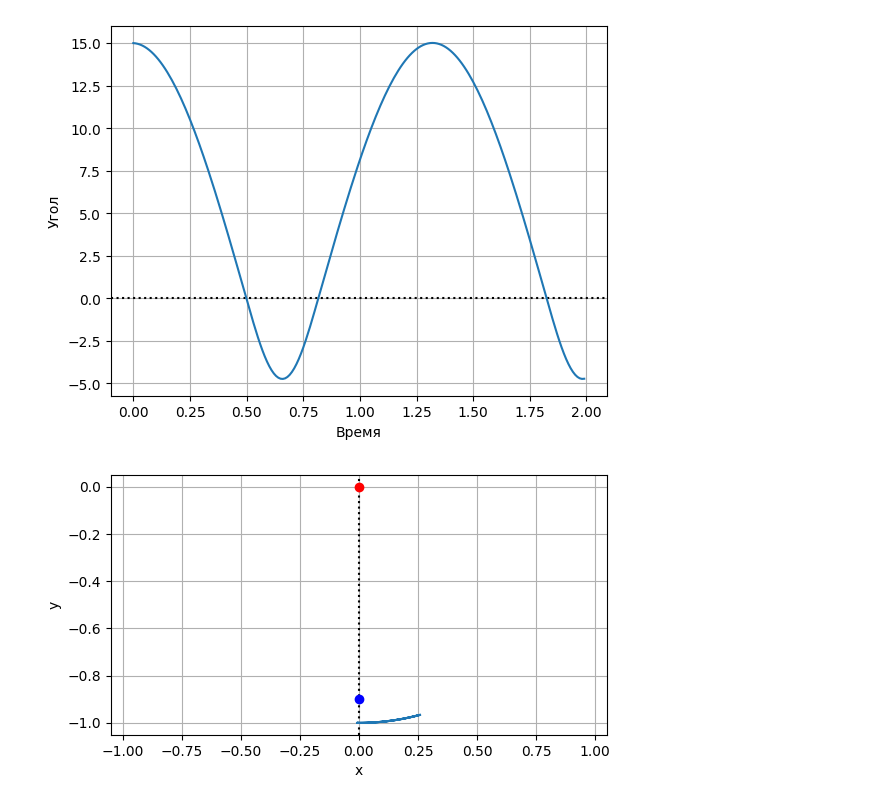
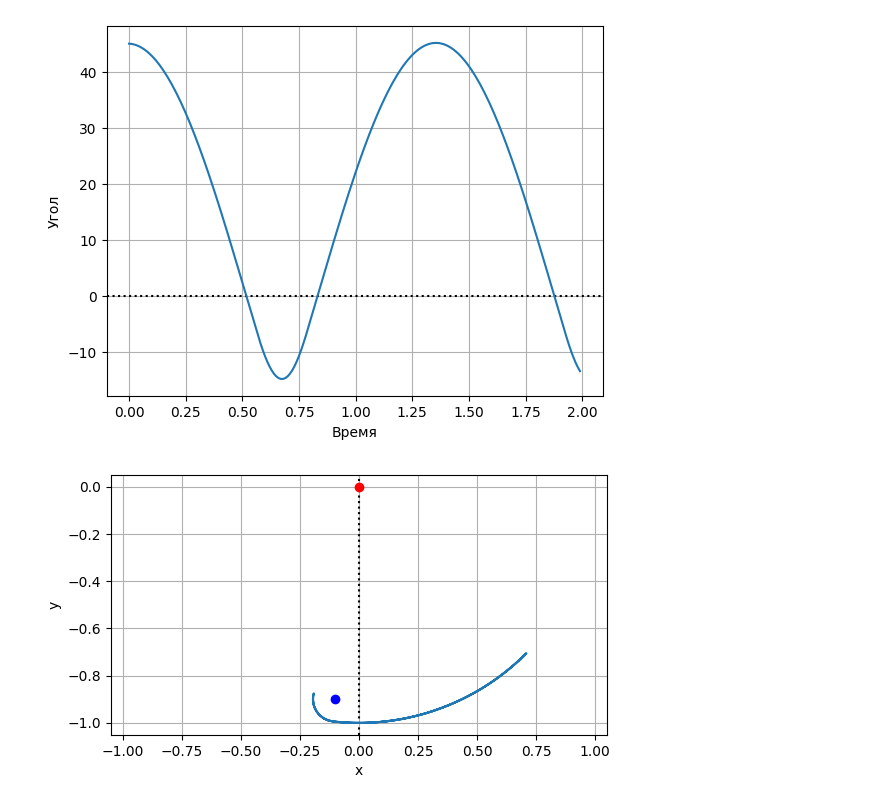
Before and after one commit to abgcw-dead/u-system-modeling, a Jupyter notebook: 9 Маятник/Pendulum.ipynb, the cells around one changed output. Saved outputs shown, nothing was run; the diff lists cells and outputs as text; code cells hidden in the pictures.

```diff
--- a/9 Маятник/Pendulum.ipynb
+++ b/9 Маятник/Pendulum.ipynb
@@ -3,9 +3,9 @@ import numpy as np
 import matplotlib.pyplot as plt
 # %%
 length = 1
-angle = 15
+angle = 45
 
-nail_x = 0
+nail_x = -0.1
 nail_y = -0.9
 
 g = 9.8
@@ -15,11 +15,12 @@ t_limit = 2
 # %%
 coef = 1 if nail_x > 0 else -1
 
-theta = np.deg2rad(angle)
+theta = np.deg2rad(-coef * angle)
 theta_d = 0
 t = 0
 length_nail = length - np.sqrt(nail_x**2 + nail_y**2)
 angle_nail = np.arctan(nail_x / abs(nail_y))
+theta_coef = length / length_nail
 
 theta_list = list()
 x_list = list()
@@ -34,34 +35,35 @@ while t < t_limit:
         x_list.append(r * np.sin(theta))
         y_list.append(-r * np.cos(theta))
     else:
         r = length_nail
-        x_list.append(nail_x + r * np.sin(theta))
-        y_list.append(nail_y - r * np.cos(theta))
+        theta2 = theta - angle_nail
+        x_list.append(nail_x + r * np.sin(theta + theta2 * theta_coef))
+        y_list.append(nail_y - r * np.cos(theta + theta2 * theta_coef))
 
     theta_dd = -g * np.sin(theta) / r
     theta_d += theta_dd * dt
     theta += theta_d * dt
     t += dt
 
 theta_deg_list = np.rad2deg(np.array(theta_list))
 
 plt.axhline(y=0, color='black', linestyle=':')
 plt.plot(t_list, theta_deg_list)
 plt.xlabel('Время')
 plt.ylabel('Угол')
 plt.grid()
 plt.show()
 
 plt.axvline(x=0, color='black', linestyle=':')
 plt.plot(x_list, y_list)
 plt.plot([0], [0], color='red', marker='o')
 plt.plot([nail_x], [nail_y], color='blue', marker='o')
 plt.xlabel('x')
 plt.ylabel('y')
 plt.grid()
 plt.gca().set_aspect('equal')
 plt.xlim(-length * 1.05, length * 1.05)
 plt.show()
 # %% [output]
-[figure, old version]
+[figure, new version]
-[figure, old version]
+[figure, new version]
```
